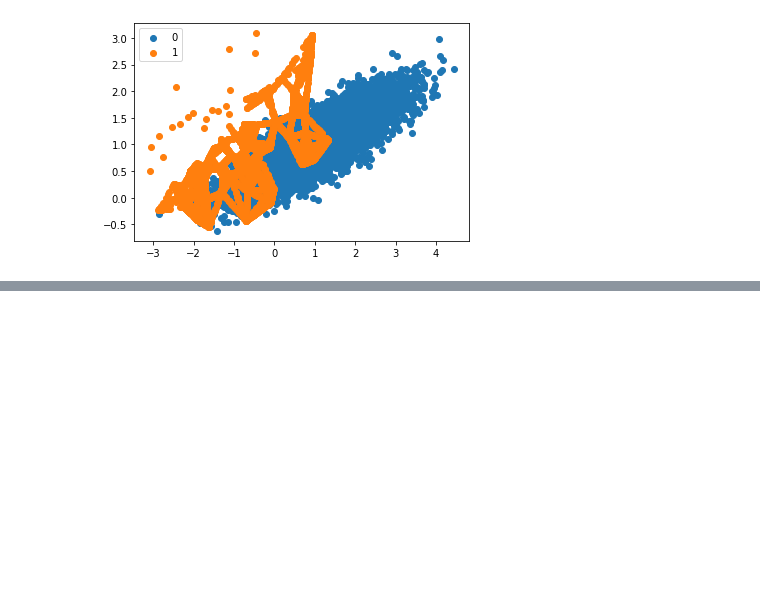
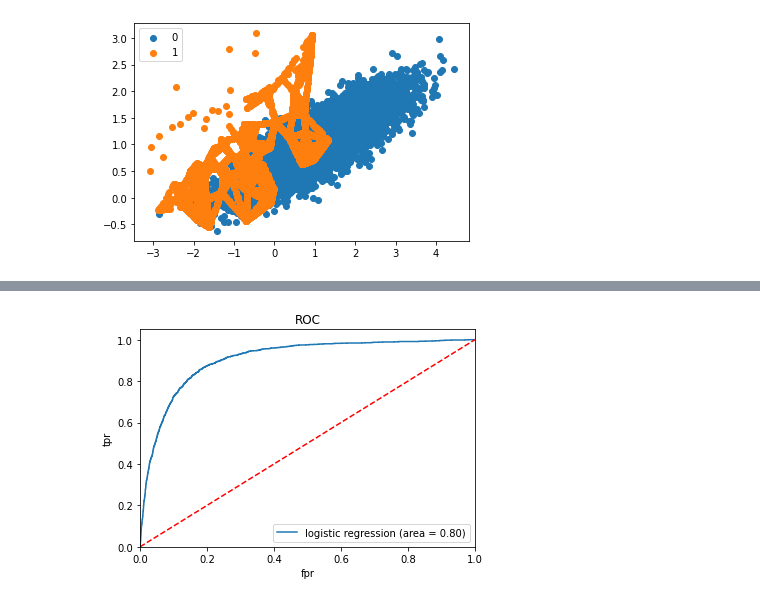
Before and after one commit to yeb2Binfang/ECE-GY-9163-ML-cyber, a Jupyter notebook: Lab/LR_Lab.ipynb, the cells around one changed output, grey strips where cells are left out. Cells and saved outputs as stored; diff of their text form; code cells hidden in the pictures; blank space fills up the shorter version.

```diff
--- a/Lab/LR_Lab.ipynb
+++ b/Lab/LR_Lab.ipynb
@@ -652,0 +739,4 @@ plt.show()
+# %%
+# get the data
+X = df_final.loc[:, df_final.columns != 'y']
+y = df_final.loc[:, df_final.columns == 'y'].values.ravel()
@@ -652,0 +754,4 @@ plt.show()
+# %%
+over = SMOTE(random_state=0)
+x_train, x_test, y_train, y_test = train_test_split(X, y, test_size=0.3, random_state=0)
+X_oversampling, y_oversampling = over.fit_resample(x_train, y_train)
@@ -652,0 +773,3 @@ plt.show()
+# %%
+logreg = LogisticRegression()
+logreg.fit(X_oversampling, y_oversampling)
@@ -652,0 +785,3 @@ plt.show()
+# %%
+y_pred = logreg.predict(x_test)
+print("The model acuracy is: {:.2f}".format(logreg.score(x_test, y_test)))
@@ -652,0 +801,15 @@ plt.show()
+# %%
+logit_roc_auc = roc_auc_score(y_test, y_pred)
+fpr, tpr, threshold = roc_curve(y_test, logreg.predict_proba(x_test)[:,1])
+plt.figure()
+plt.plot(fpr, tpr, label='logistic regression (area = %0.2f)' % logit_roc_auc)
+plt.plot([0,1],[0,1],'r--')
+plt.xlim([0.0,1.0])
+plt.ylim([0.0,1.05])
+plt.xlabel("fpr")
+plt.ylabel('tpr')
+plt.title('ROC')
+plt.legend()
+plt.show()
+# %% [output]
+[figure, added]
```
Also changed, not shown: parts of 24 cells of this notebook.
